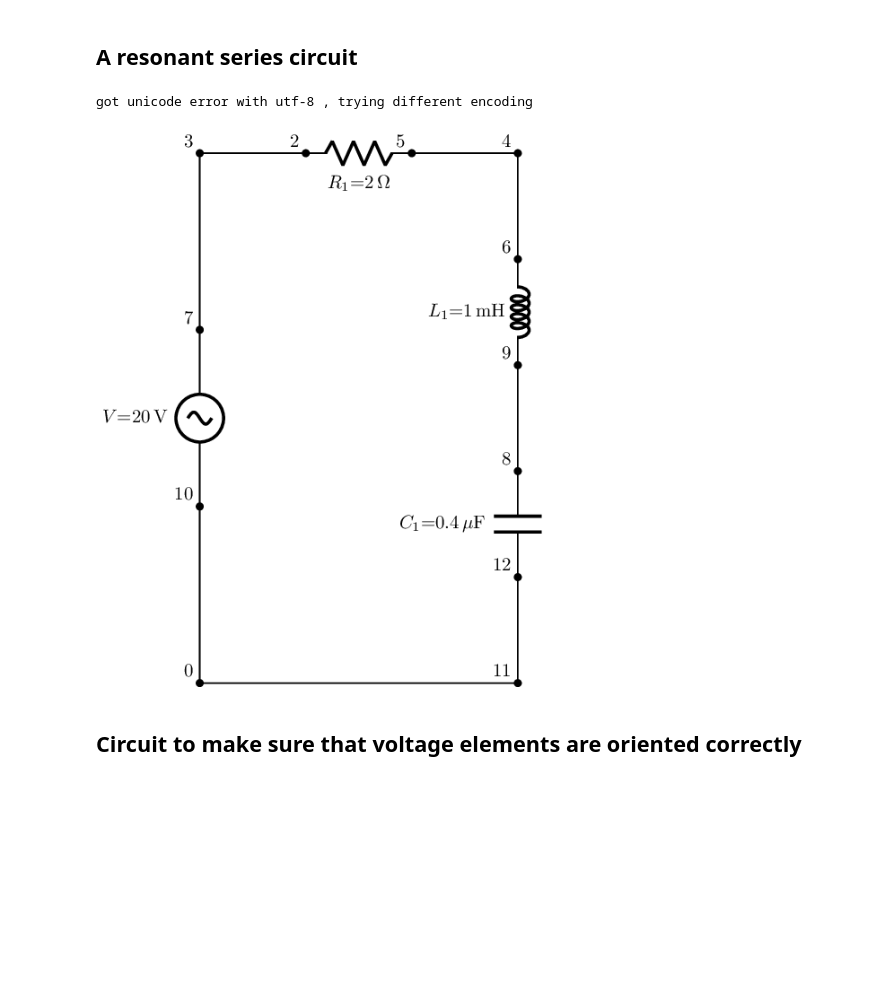
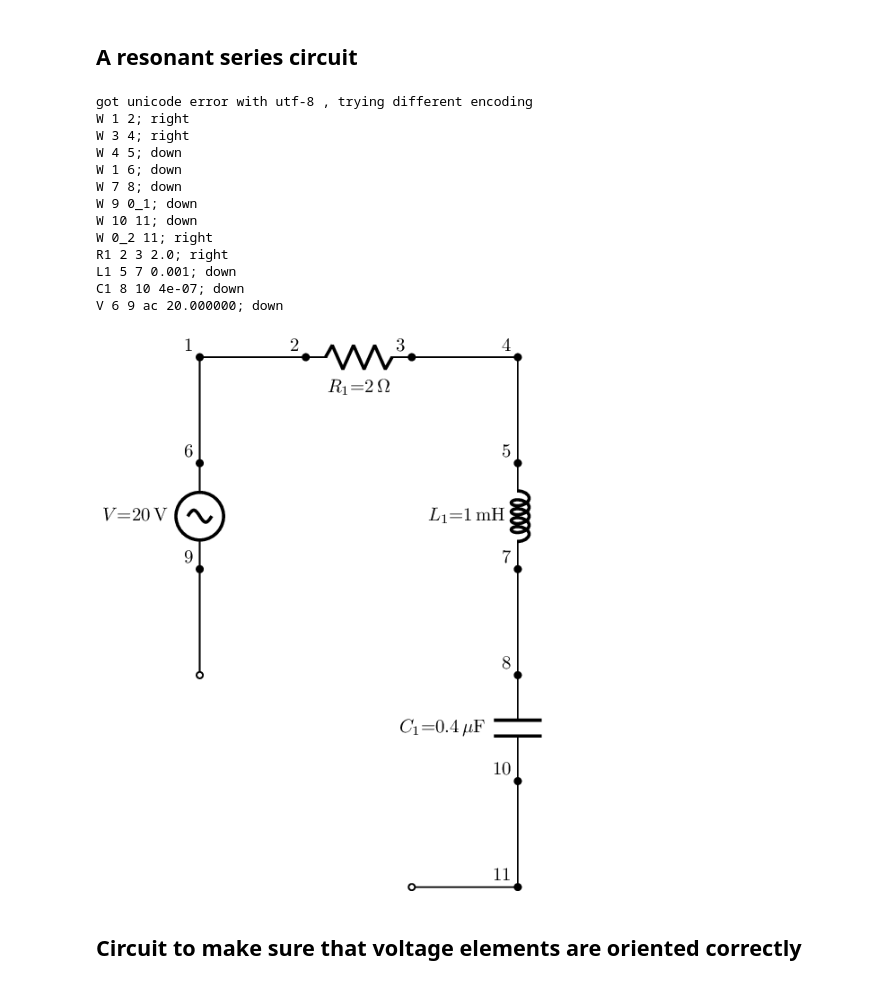
Before and after one commit to scottprahl/ltparser, a Jupyter notebook: docs/01-basics.ipynb, the cells around one changed output. Cells and saved outputs as stored; diff of their text form; code cells hidden in the pictures; blank space fills up the shorter version.

```diff
--- a/docs/01-basics.ipynb
+++ b/docs/01-basics.ipynb
@@ -86,11 +143,25 @@ cct.draw(scale=0.5)
 # %%
 lt = ltparser.LTspice()
 lt.read("../tests/examples/resonant-series.asc")
+lt.make_netlist()
+print(lt.netlist)
 cct = lt.circuit()
 cct.draw(scale=0.5)
 # %% [output]
 got unicode error with utf-8 , trying different encoding
+W 1 2; right
+W 3 4; right
+W 4 5; down
+W 1 6; down
+W 7 8; down
+W 9 0_1; down
+W 10 11; down
+W 0_2 11; right
+R1 2 3 2.0; right
+L1 5 7 0.001; down
+C1 8 10 4e-07; down
+V 6 9 ac 20.000000; down
-[figure, old version]
+[figure, new version]
 # %% [markdown]
 ## Circuit to make sure that voltage elements are oriented correctly
 # %%
```
Also changed, not shown: parts of 11 cells of this notebook, 2 other files.
